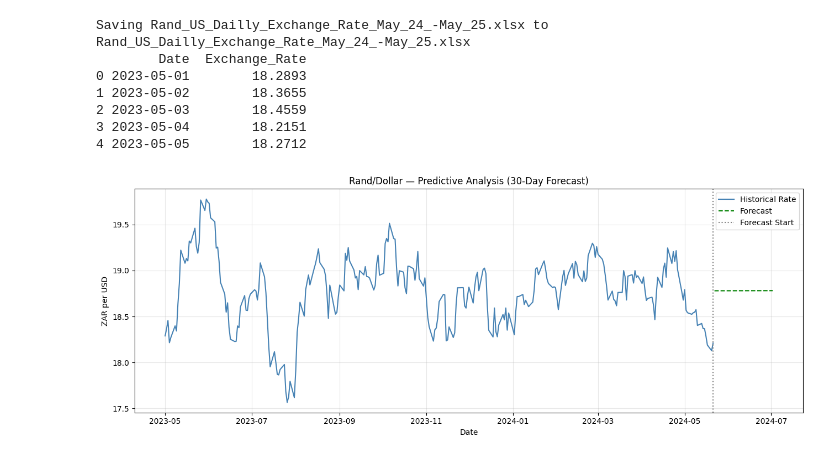
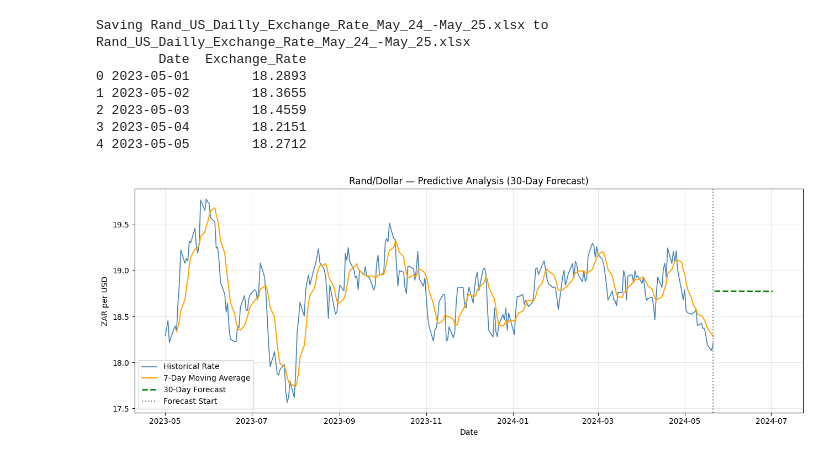
Before and after one commit to Mombinjenga/Rand_Dollar_Forecasting, a Jupyter notebook: Rand_Dollar_Forecasting.ipynb, the cells around one changed output. Drawn from its saved outputs; the diff is of its cells as text; code cells hidden in the pictures.

Commit message:
improve forecast from linear to polynomial trend and add 7-day moving average line

```diff
--- a/Rand_Dollar_Forecasting.ipynb
+++ b/Rand_Dollar_Forecasting.ipynb
@@ -26,28 +26,28 @@ Saving Rand_US_Dailly_Exchange_Rate_May_24_-May_25.xlsx to Rand_US_Dailly_Exchan
 #  Forecast next 30 days
 
 df['Day_Index'] = np.arange(len(df))
+df['MA_7'] = df['Exchange_Rate'].rolling(window=7).mean()
 
-# Fit a simple trend line
-z = np.polyfit(df['Day_Index'], df['Exchange_Rate'], 1)
+z = np.polyfit(df['Day_Index'], df['Exchange_Rate'], 2)  # degree 2 = curved trend
 p = np.poly1d(z)
 
-# Predict next 30 days
 future_index = np.arange(len(df), len(df) + 30)
 future_dates = pd.bdate_range(start=df['Date'].iloc[-1], periods=31)[1:]
 future_rates = p(future_index)
 # %%
 # Visualization
 
 plt.figure(figsize=(13, 5))
-plt.plot(df['Date'], df['Exchange_Rate'], color='steelblue', label='Historical Rate')
-plt.plot(future_dates, future_rates, color='green', linestyle='--', label='Forecast')
-plt.axvline(x=df['Date'].iloc[-1], color='gray', linestyle=':', label='Forecast Start')
+plt.plot(df['Date'], df['Exchange_Rate'], color='steelblue', linewidth=1.2, label='Historical Rate')
+plt.plot(df['Date'], df['MA_7'], color='orange', linewidth=1.5, linestyle='-', label='7-Day Moving Average')
+plt.plot(future_dates, future_rates, color='green', linewidth=2, linestyle='--', label='30-Day Forecast')
+plt.axvline(x=df['Date'].iloc[-1], color='gray', linestyle=':', linewidth=1.5, label='Forecast Start')
 plt.title('Rand/Dollar — Predictive Analysis (30-Day Forecast)')
 plt.xlabel('Date')
 plt.ylabel('ZAR per USD')
 plt.legend()
 plt.grid(True, alpha=0.3)
 plt.tight_layout()
 plt.show()
 # %% [output]
-[figure, old version]
+[figure, new version]
```
